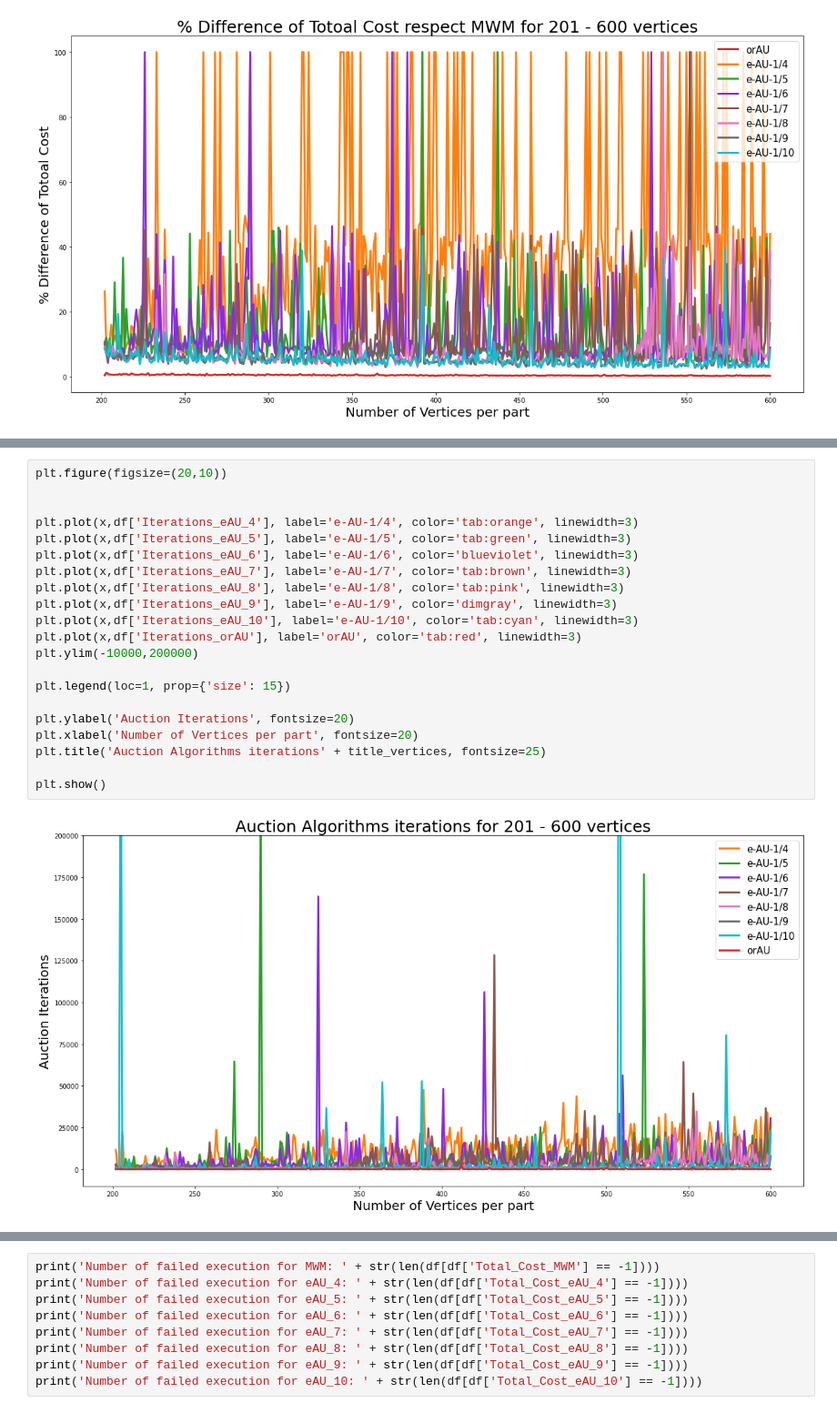
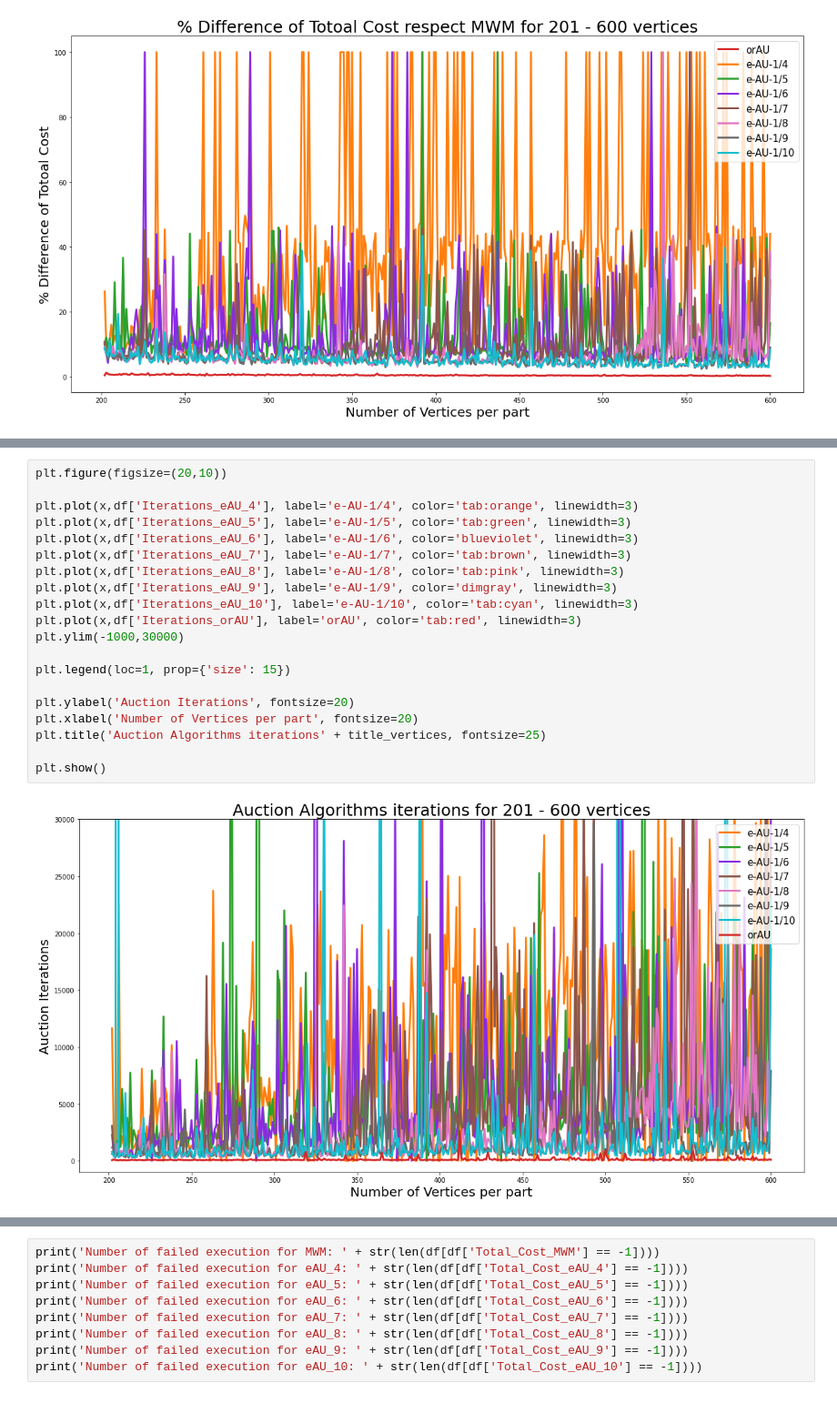
Before and after one commit to zuliani99/MWM_Auction_Comparison, a Jupyter notebook: benchmarck_graphs/AA_benchmark_Non_Complete_Bipartite_graphs.ipynb, the cells around one changed output, grey strips where cells are left out. Shown at 91% size. Saved outputs shown, nothing was run; the diff lists cells and outputs as text.

```diff
--- a/benchmarck_graphs/AA_benchmark_Non_Complete_Bipartite_graphs.ipynb
+++ b/benchmarck_graphs/AA_benchmark_Non_Complete_Bipartite_graphs.ipynb
@@ -311,23 +334,22 @@ plt.show()
 # %%
 plt.figure(figsize=(20,10))
-
 
 plt.plot(x,df['Iterations_eAU_4'], label='e-AU-1/4', color='tab:orange', linewidth=3)
 plt.plot(x,df['Iterations_eAU_5'], label='e-AU-1/5', color='tab:green', linewidth=3)
 plt.plot(x,df['Iterations_eAU_6'], label='e-AU-1/6', color='blueviolet', linewidth=3)
 plt.plot(x,df['Iterations_eAU_7'], label='e-AU-1/7', color='tab:brown', linewidth=3)
 plt.plot(x,df['Iterations_eAU_8'], label='e-AU-1/8', color='tab:pink', linewidth=3)
 plt.plot(x,df['Iterations_eAU_9'], label='e-AU-1/9', color='dimgray', linewidth=3)
 plt.plot(x,df['Iterations_eAU_10'], label='e-AU-1/10', color='tab:cyan', linewidth=3)
 plt.plot(x,df['Iterations_orAU'], label='orAU', color='tab:red', linewidth=3)
-plt.ylim(-10000,200000)
+plt.ylim(-1000,30000)
 
 plt.legend(loc=1, prop={'size': 15})
 
 plt.ylabel('Auction Iterations', fontsize=20)
 plt.xlabel('Number of Vertices per part', fontsize=20)
 plt.title('Auction Algorithms iterations' + title_vertices, fontsize=25)
 
 plt.show()
 # %% [output]
-[figure, old version]
+[figure, new version]
```
Also changed, not shown: parts of 12 cells of this notebook, 10 other files.
